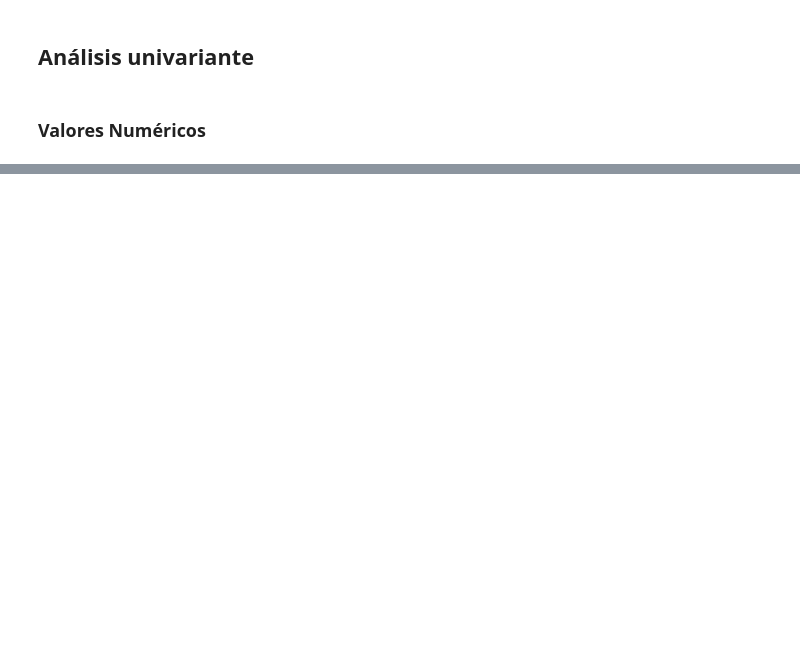
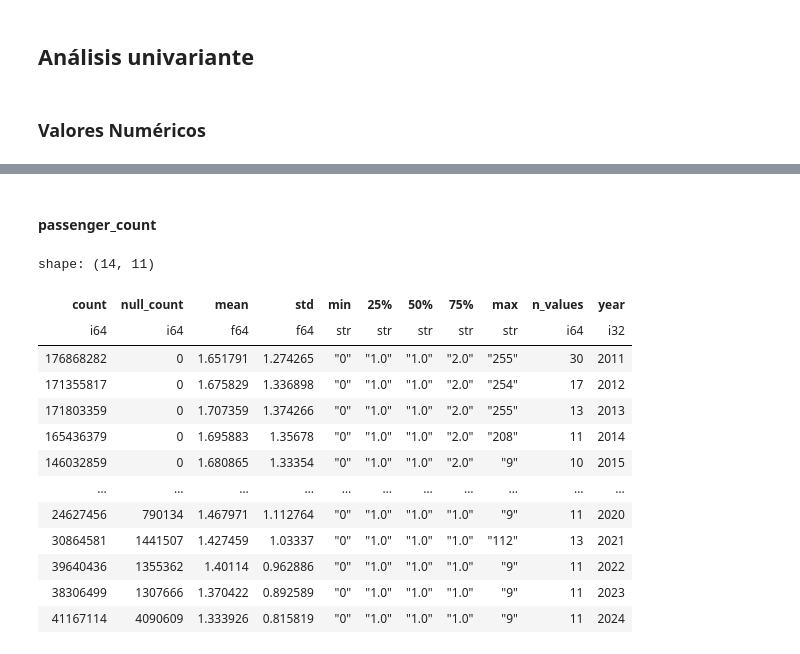
Before and after one commit to ImanolMQ/analysis-nyc-taxi, a Jupyter notebook: notebooks/EDA.ipynb, the cells around one changed output, grey strips where cells are left out. Cells and saved outputs as stored; diff of their text form; code cells hidden in the pictures; blank space fills up the shorter version.

```diff
--- a/notebooks/EDA.ipynb
+++ b/notebooks/EDA.ipynb
@@ -864,3 +1165,11 @@ def get_stats(
 stats_data = get_stats()
 # %% [output]
 ✅ Statistics for every year recorded
+# %%
+STATS_PATH = Path("../data/stats/stats_data.pkl")
+STATS_PATH.parent.mkdir(parents=True, exist_ok=True)
+# %%
+with open(STATS_PATH, "wb") as file_stats:
+    pickle.dump(stats_data, file_stats)
+
+print(f"✅ File save in: {STATS_PATH.resolve()}")
@@ -889,0 +1273,26 @@ shape: (20, 13)
+# %%
+useless_cols = ['column', 'dtype', 'cat_count']
+# %% [markdown]
+#### passenger_count
+# %%
+
+passengers_df = (
+    stats_df.filter(pl.col("column") == 'passenger_count')
+    .drop(useless_cols)
+)
+passengers_df.head(14)
+# %% [output]
+shape: (14, 11)
+| count | null_count | mean | std | min | 25% | 50% | 75% | max | n_values | year |
+| i64 | i64 | f64 | f64 | str | str | str | str | str | i64 | i32 |
+| 176868282 | 0 | 1.651791 | 1.274265 | "0" | "1.0" | "1.0" | "2.0" | "255" | 30 | 2011 |
+| 171355817 | 0 | 1.675829 | 1.336898 | "0" | "1.0" | "1.0" | "2.0" | "254" | 17 | 2012 |
+| 171803359 | 0 | 1.707359 | 1.374266 | "0" | "1.0" | "1.0" | "2.0" | "255" | 13 | 2013 |
+| 165436379 | 0 | 1.695883 | 1.35678 | "0" | "1.0" | "1.0" | "2.0" | "208" | 11 | 2014 |
+| 146032859 | 0 | 1.680865 | 1.33354 | "0" | "1.0" | "1.0" | "2.0" | "9" | 10 | 2015 |
+| … | … | … | … | … | … | … | … | … | … | … |
+| 24627456 | 790134 | 1.467971 | 1.112764 | "0" | "1.0" | "1.0" | "1.0" | "9" | 11 | 2020 |
+| 30864581 | 1441507 | 1.427459 | 1.03337 | "0" | "1.0" | "1.0" | "1.0" | "112" | 13 | 2021 |
+| 39640436 | 1355362 | 1.40114 | 0.962886 | "0" | "1.0" | "1.0" | "1.0" | "9" | 11 | 2022 |
+| 38306499 | 1307666 | 1.370422 | 0.892589 | "0" | "1.0" | "1.0" | "1.0" | "9" | 11 | 2023 |
+| 41167114 | 4090609 | 1.333926 | 0.815819 | "0" | "1.0" | "1.0" | "1.0" | "9" | 11 | 2024 |
```
Also changed, not shown: parts of 46 cells of this notebook.
